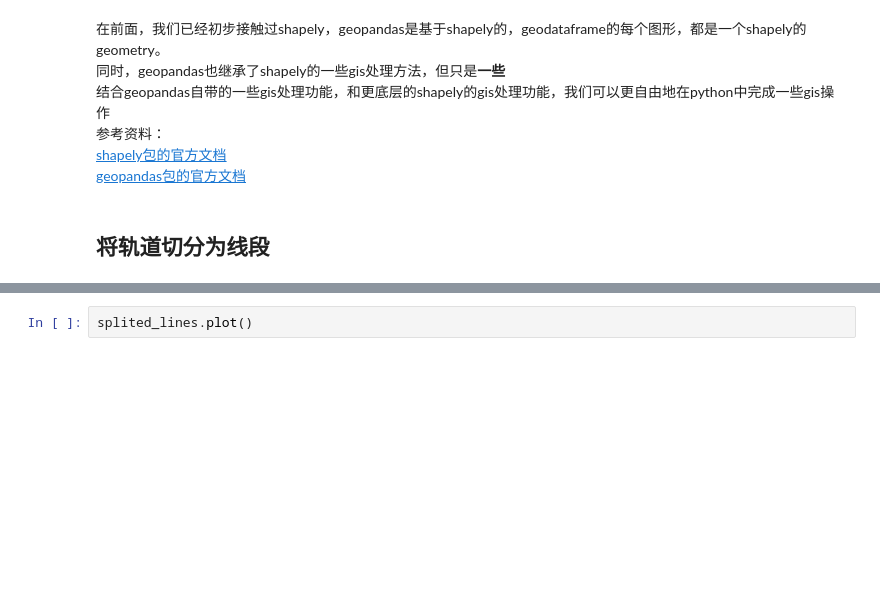
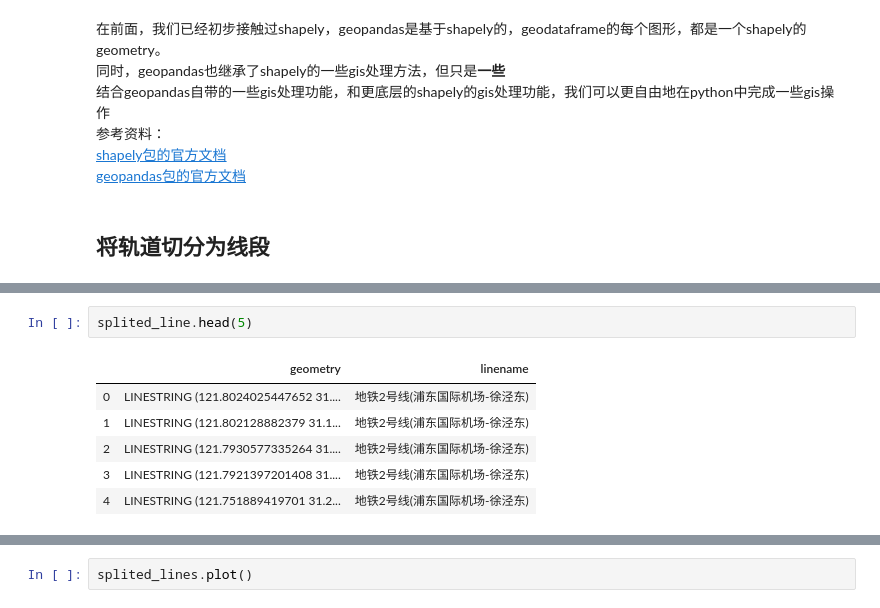
Before and after one commit to ni1o1/pygeo-tutorial, a Jupyter notebook: 轨道客流可视化！shapely初探.ipynb, the cells around one changed output, grey strips where cells are left out. Drawn from its saved outputs; the diff is of its cells as text; blank space fills up the shorter version.

```diff
--- a/轨道客流可视化！shapely初探.ipynb
+++ b/轨道客流可视化！shapely初探.ipynb
@@ -108,0 +151,9 @@ See the caveats in the documentation: http://pandas.pydata.org/pandas-docs/stabl
+# %%
+splited_line.head(5)
+# %% [output]
+|  | geometry | linename |
+| 0 | LINESTRING (121.8024025447652 31.... | 地铁2号线(浦东国际机场-徐泾东) |
+| 1 | LINESTRING (121.802128882379 31.1... | 地铁2号线(浦东国际机场-徐泾东) |
+| 2 | LINESTRING (121.7930577335264 31.... | 地铁2号线(浦东国际机场-徐泾东) |
+| 3 | LINESTRING (121.7921397201408 31.... | 地铁2号线(浦东国际机场-徐泾东) |
+| 4 | LINESTRING (121.751889419701 31.2... | 地铁2号线(浦东国际机场-徐泾东) |
```
Also changed, not shown: parts of 37 cells of this notebook, 4 other files.
